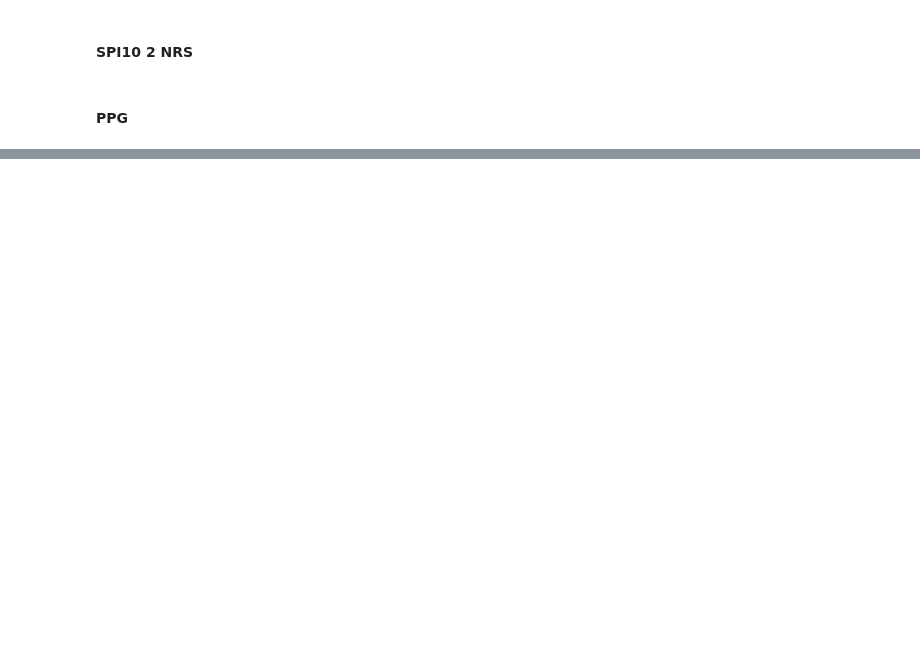
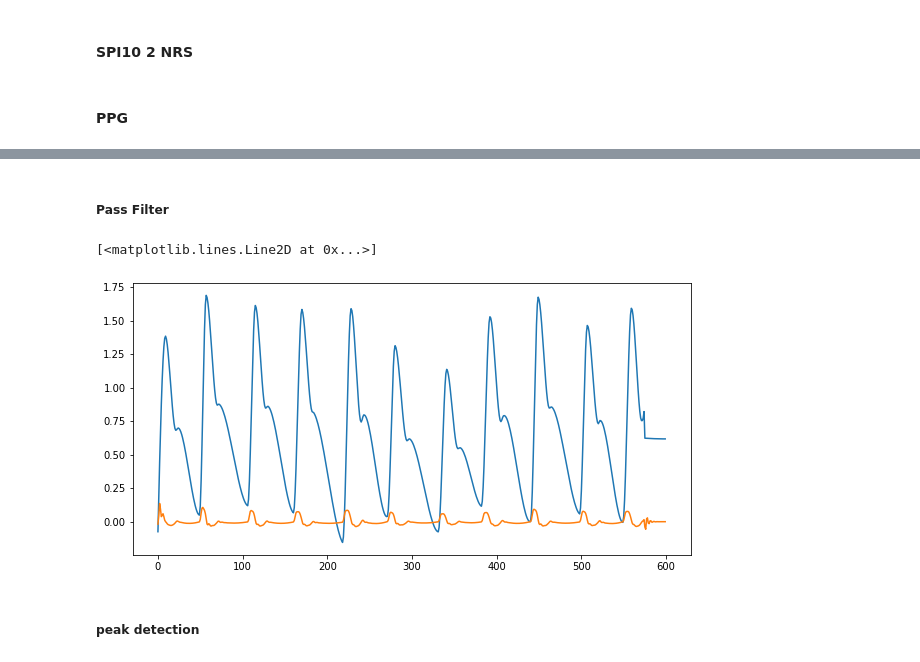
Before and after one commit to epsilon-deltta/spi2nrs, a Jupyter notebook: test.ipynb, the cells around one changed output, grey strips where cells are left out. Cells and saved outputs as stored; diff of their text form; code cells hidden in the pictures; blank space fills up the shorter version.

```diff
--- a/test.ipynb
+++ b/test.ipynb
@@ -174,0 +437,50 @@ class ProteinDataset(torch.utils.data.Dataset):
+# %% [markdown]
+##### Pass Filter
+# %%
+from scipy import signal
+
+def LPF(series, low, order=1):
+
+    b, a = signal.butter(
+                  N = order,
+                  Wn = low,
+                  btype = 'low',
+                  )
+    lpf_series = signal.lfilter(b, a, series)
+
+    return lpf_series
+def HPF(series, high, order=1):
+
+    b, a = signal.butter(
+                  N = order,
+                  Wn = high,
+                  btype = 'high',
+                  )
+    hpf_series = signal.lfilter(b, a, series)
+
+    return hpf_series
+
+def BPF(series, low, high, order=1):
+
+    b, a = signal.butter(
+                  N = order,
+                  Wn = [low, high],
+                  btype = 'band',
+                  )
+    bpf_series = signal.lfilter(b, a, series)
+
+    return bpf_series
+ppg_f = BPF(ppg, 0.4, 0.6, 1)
+# ppg_f = LPF(ppg, 0.1, 1)
+# ppg_f = HPF(ppg, 0.9, 1)
+# %%
+import matplotlib.pyplot as plt
+plt.figure(figsize=(10,5))
+plt.plot(ppg)
+
+plt.plot(ppg_f)
+# %% [output]
+[<matplotlib.lines.Line2D at 0x...>]
+[figure, added]
+# %% [markdown]
+##### peak detection
```
Also changed, not shown: parts of 47 cells of this notebook.
